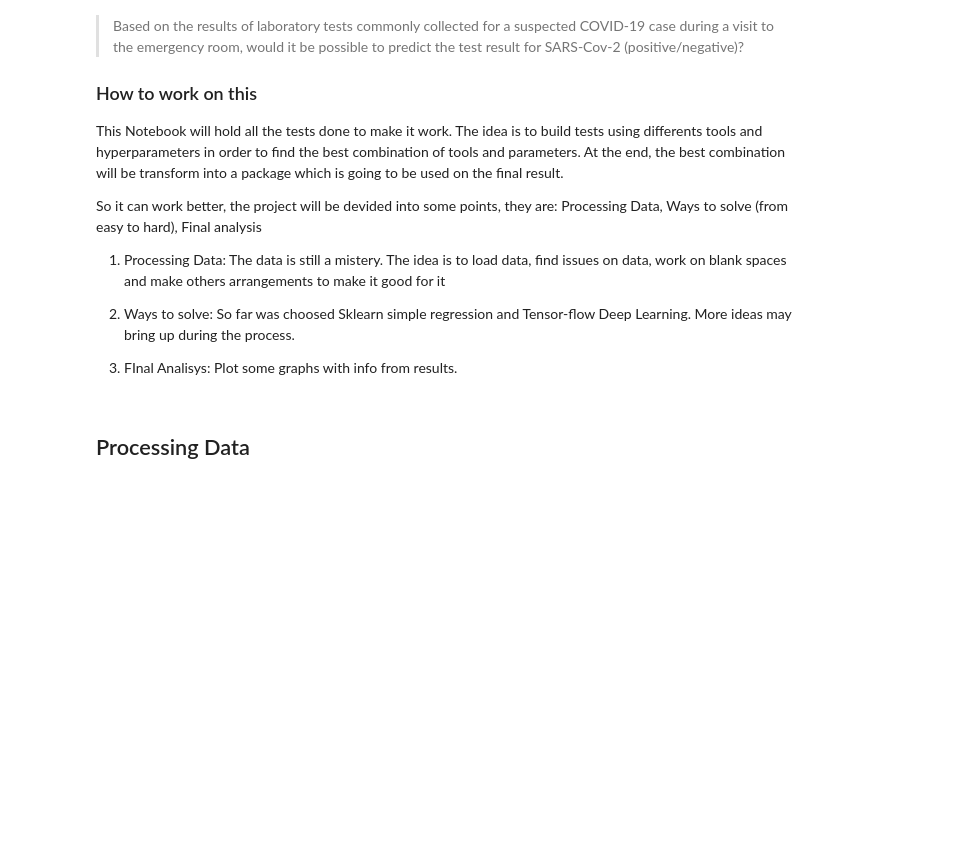
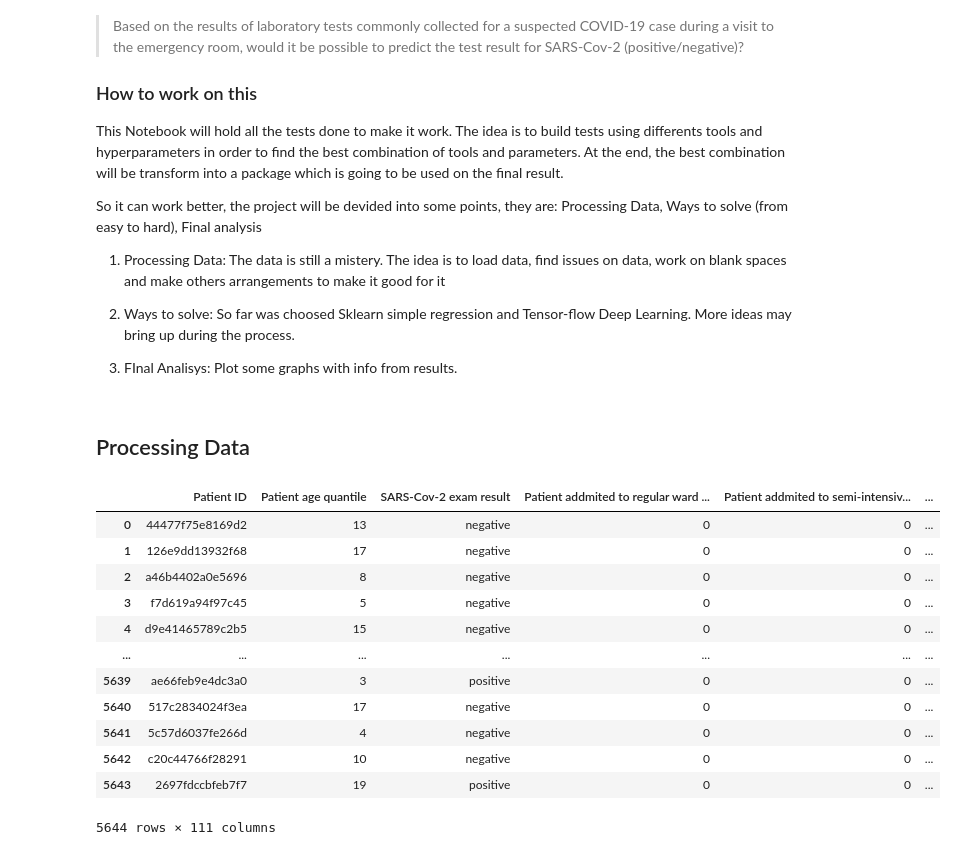
Before and after one commit to igormcsouza/covid19-diagnosis, a Jupyter notebook: scripts/main.ipynb, the cells around one changed output. Cells and saved outputs as stored; diff of their text form; code cells hidden in the pictures; blank space fills up the shorter version.

Commit message:
playing with dataset

```diff
--- a/scripts/main.ipynb
+++ b/scripts/main.ipynb
@@ -35,0 +38,17 @@ import matplotlib.pyplot as plt
+# %%
+dataset = pd.read_excel('/data/dataset.xlsx')
+dataset
+# %% [output]
+|  | Patient ID | Patient age quantile | SARS-Cov-2 exam result | Patient addmited to regular ward ... | Patient addmited to semi-intensiv... | ... |
+| 0 | 44477f75e8169d2 | 13 | negative | 0 | 0 | ... |
+| 1 | 126e9dd13932f68 | 17 | negative | 0 | 0 | ... |
+| 2 | a46b4402a0e5696 | 8 | negative | 0 | 0 | ... |
+| 3 | f7d619a94f97c45 | 5 | negative | 0 | 0 | ... |
+| 4 | d9e41465789c2b5 | 15 | negative | 0 | 0 | ... |
+| ... | ... | ... | ... | ... | ... | ... |
+| 5639 | ae66feb9e4dc3a0 | 3 | positive | 0 | 0 | ... |
+| 5640 | 517c2834024f3ea | 17 | negative | 0 | 0 | ... |
+| 5641 | 5c57d6037fe266d | 4 | negative | 0 | 0 | ... |
+| 5642 | c20c44766f28291 | 10 | negative | 0 | 0 | ... |
+| 5643 | 2697fdccbfeb7f7 | 19 | positive | 0 | 0 | ... |
+5644 rows × 111 columns
```
Also changed, not shown: parts of 6 cells of this notebook, 1 other file.
